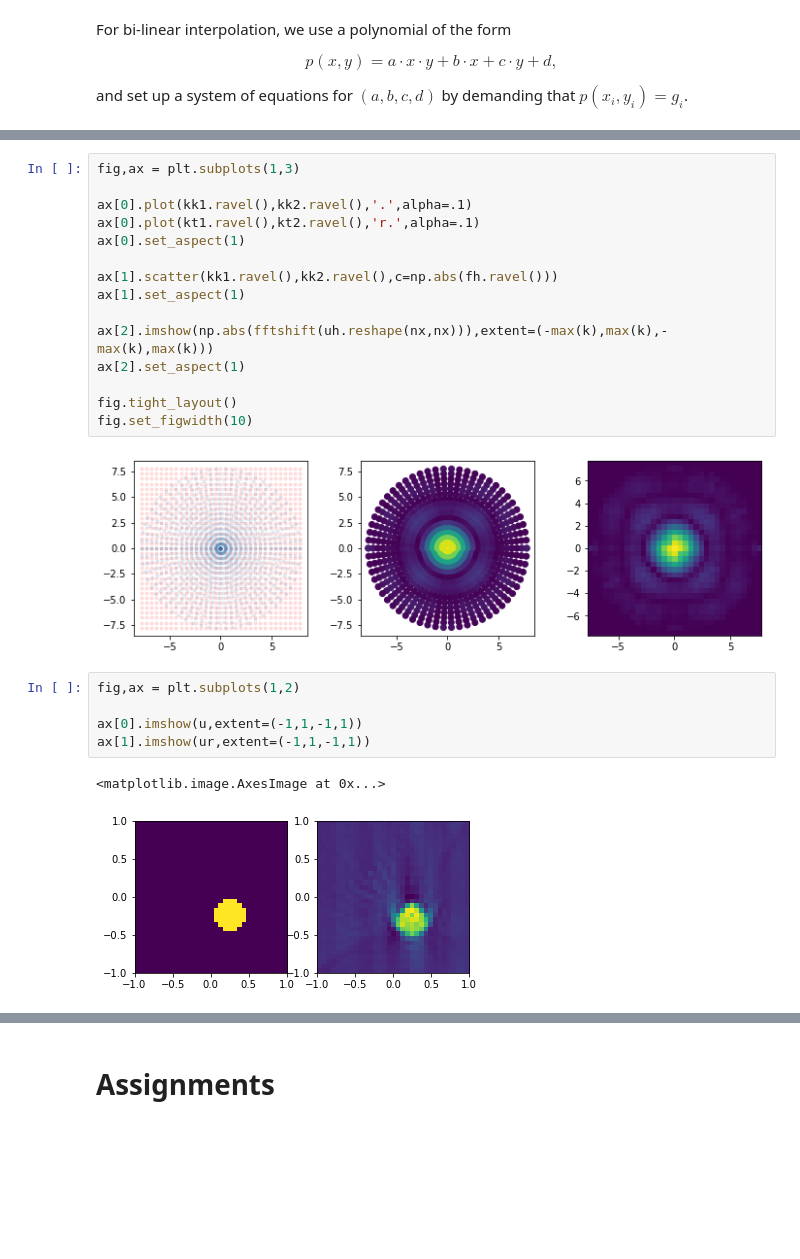
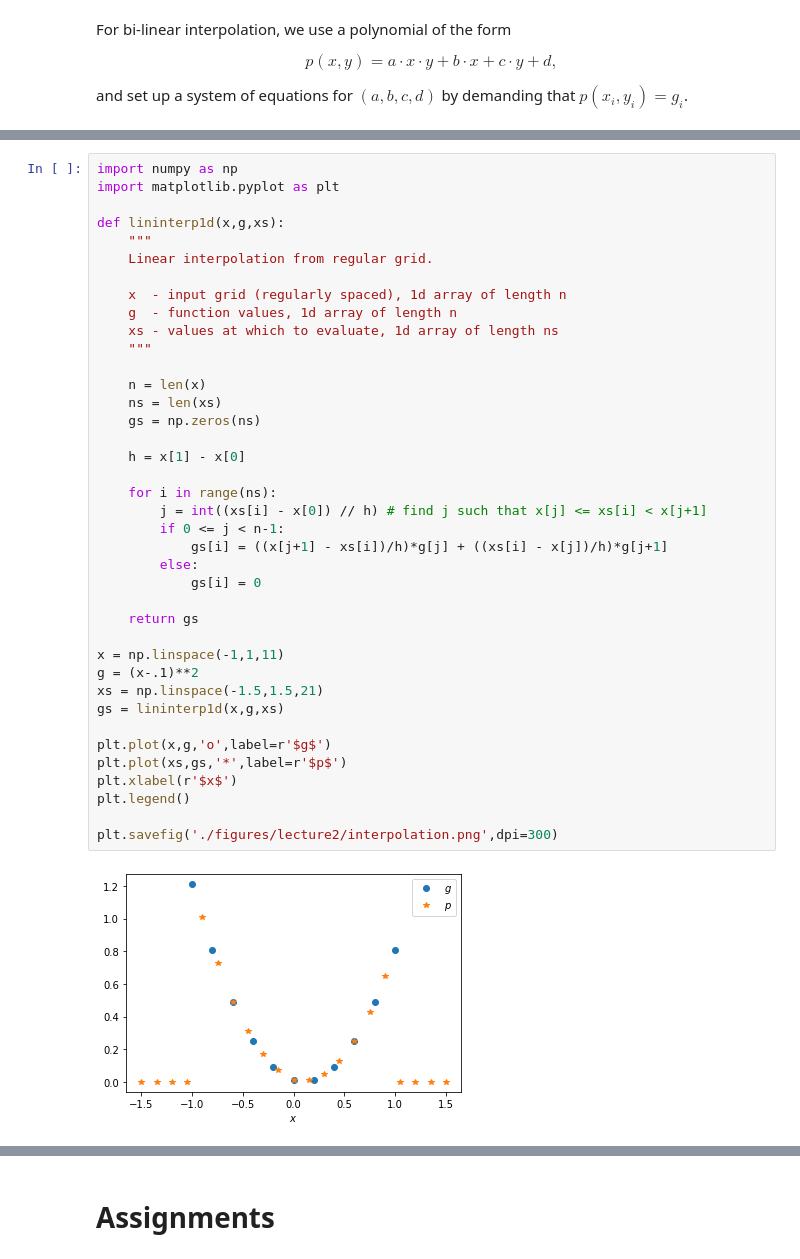
Before and after one commit to TristanvanLeeuwen/InleidingSC2-CT, a Jupyter notebook: lectures/lecture2.ipynb, the cells around one changed output, grey strips where cells are left out. Saved outputs shown, nothing was run; the diff lists cells and outputs as text; blank space fills up the shorter version.

```diff
--- a/lectures/lecture2.ipynb
+++ b/lectures/lecture2.ipynb
@@ -333,25 +295,41 @@ ur = np.real(fftshift(ifft2(uh.reshape(nx,nx))))
-# %%
-fig,ax = plt.subplots(1,3)
-
-ax[0].plot(kk1.ravel(),kk2.ravel(),'.',alpha=.1)
-ax[0].plot(kt1.ravel(),kt2.ravel(),'r.',alpha=.1)
-ax[0].set_aspect(1)
-
-ax[1].scatter(kk1.ravel(),kk2.ravel(),c=np.abs(fh.ravel()))
-ax[1].set_aspect(1)
-
-ax[2].imshow(np.abs(fftshift(uh.reshape(nx,nx))),extent=(-max(k),max(k),-max(k),max(k)))
-ax[2].set_aspect(1)
-
-fig.tight_layout()
-fig.set_figwidth(10)
-# %% [output]
-[figure, removed]
-# %%
-fig,ax = plt.subplots(1,2)
-
-ax[0].imshow(u,extent=(-1,1,-1,1))
-ax[1].imshow(ur,extent=(-1,1,-1,1))
-# %% [output]
-<matplotlib.image.AxesImage at 0x...>
-[figure, removed]
+# %%
+import numpy as np
+import matplotlib.pyplot as plt
+
+def lininterp1d(x,g,xs):
+    """
+    Linear interpolation from regular grid.
+
+    x  - input grid (regularly spaced), 1d array of length n
+    g  - function values, 1d array of length n
+    xs - values at which to evaluate, 1d array of length ns
+    """
+
+    n = len(x)
+    ns = len(xs)
+    gs = np.zeros(ns)
+
+    h = x[1] - x[0]
+
+    for i in range(ns):
+        j = int((xs[i] - x[0]) // h) # find j such that x[j] <= xs[i] < x[j+1]
+        if 0 <= j < n-1:
+            gs[i] = ((x[j+1] - xs[i])/h)*g[j] + ((xs[i] - x[j])/h)*g[j+1]
+        else:
+            gs[i] = 0
+
+    return gs
+
+x = np.linspace(-1,1,11)
+g = (x-.1)**2
+xs = np.linspace(-1.5,1.5,21)
+gs = lininterp1d(x,g,xs)
+
+plt.plot(x,g,'o',label=r'$g$')
+plt.plot(xs,gs,'*',label=r'$p$')
+plt.xlabel(r'$x$')
+plt.legend()
+
+plt.savefig('./figures/lecture2/interpolation.png',dpi=300)
+# %% [output]
+[figure, added]
```
Also changed, not shown: parts of 4 cells of this notebook, 7 other files.
